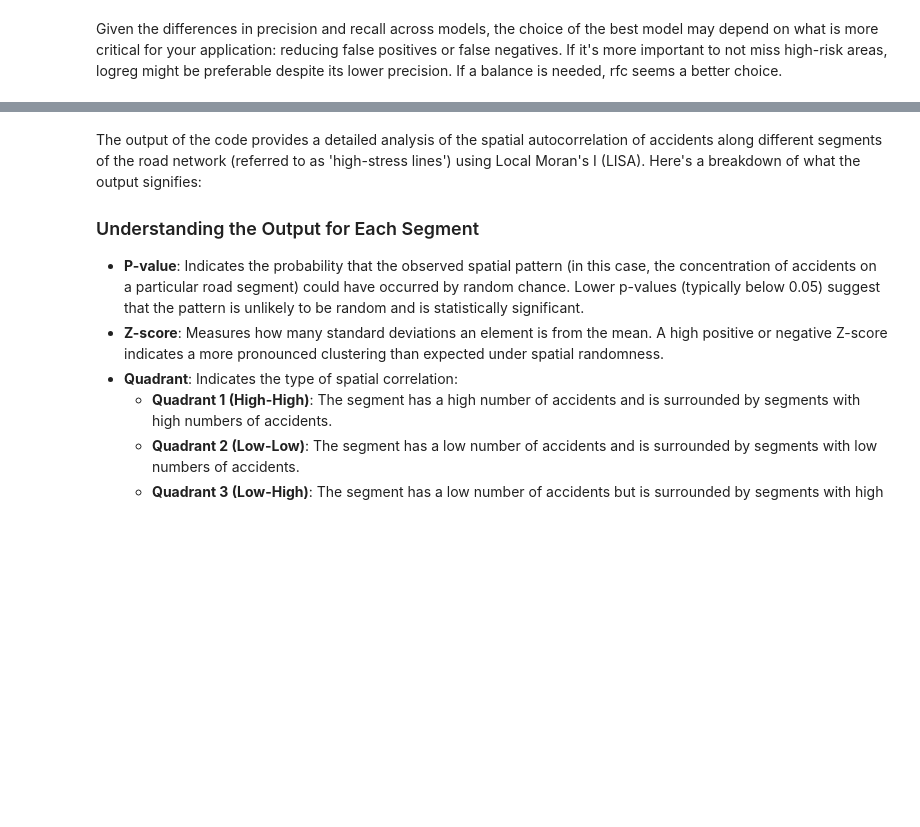
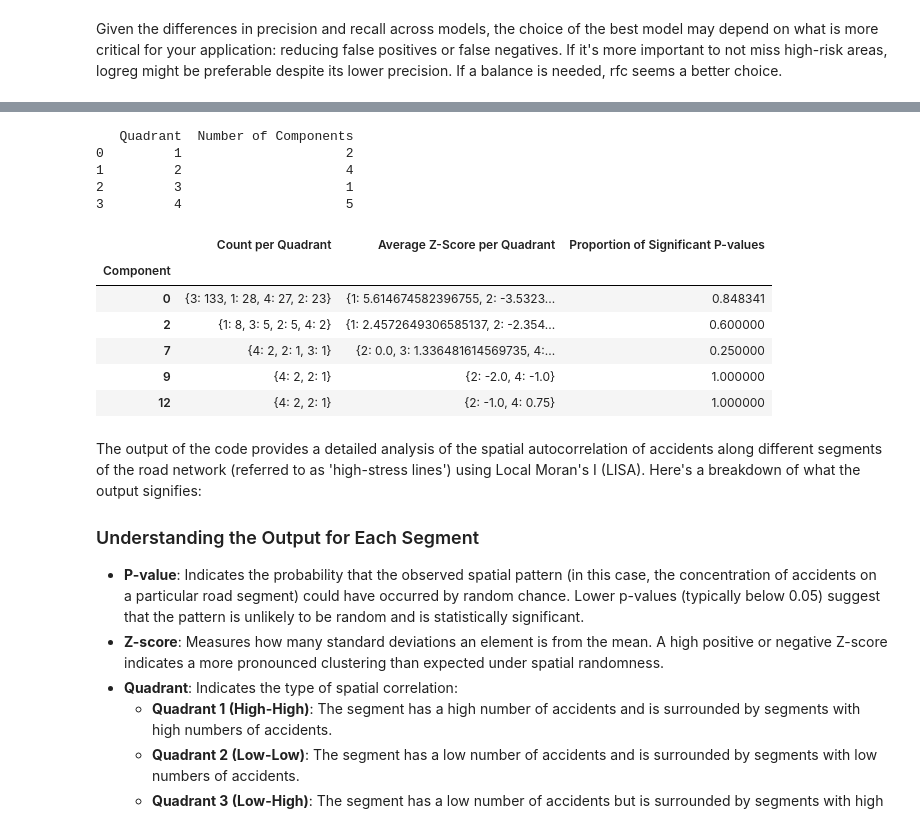
Before and after one commit to dclfbk/LTSBikePlan, a Jupyter notebook: code/sum_up_analysis.ipynb, the cells around one changed output, grey strips where cells are left out. Drawn from its saved outputs; the diff is of its cells as text; code cells hidden in the pictures; blank space fills up the shorter version.

```diff
--- a/code/sum_up_analysis.ipynb
+++ b/code/sum_up_analysis.ipynb
@@ -399,3 +445,61 @@ m
+# %%
+# Group by 'Quadrant' and count the unique 'Component' in each group
+quadrant_component_count = significant_results_df.groupby('Quadrant')['Component'].nunique()
+
+# Convert the result to a DataFrame for easy presentation
+quadrant_component_count_df = quadrant_component_count.reset_index()
+quadrant_component_count_df.columns = ['Quadrant', 'Number of Components']
+
+# Display the result
+print(quadrant_component_count_df)
+# %% [output]
+   Quadrant  Number of Components
+0         1                     2
+1         2                     4
+2         3                     1
+3         4                     5
+# %%
+# Defining significance threshold for P-value
+significance_threshold = 0.05
+
+# Summary Table
+summary = {
+    "Component": [],
+    "Count per Quadrant": [],
+    "Average Z-Score per Quadrant": [],
+    "Proportion of Significant P-values": []
+}
+
+for component in results_df['Component'].unique():
+    component_data =results_df[results_df['Component'] == component]
+
+    # Count per Quadrant
+    quadrant_count = component_data['Quadrant'].value_counts().to_dict()
+
+    # Average Z-Score per Quadrant
+    avg_z_score = component_data.groupby('Quadrant')['Z-score'].mean().to_dict()
+
+    # Proportion of Significant P-values
+    significant_count = component_data[component_data['P-value'] < significance_threshold].shape[0]
+    proportion_significant = significant_count / component_data.shape[0]
+
+    summary["Component"].append(component)
+    summary["Count per Quadrant"].append(quadrant_count)
+    summary["Average Z-Score per Quadrant"].append(avg_z_score)
+    summary["Proportion of Significant P-values"].append(proportion_significant)
+
+# Converting the summary to a DataFrame
+summary_df = pd.DataFrame(summary)
+summary_df.set_index('Component', inplace=True)
+summary_df
+# %% [output]
+|  | Count per Quadrant | Average Z-Score per Quadrant | Proportion of Significant P-values |
+| Component |  |  |  |
+| 0 | {3: 133, 1: 28, 4: 27, 2: 23} | {1: 5.614674582396755, 2: -3.5323... | 0.848341 |
+| 2 | {1: 8, 3: 5, 2: 5, 4: 2} | {1: 2.4572649306585137, 2: -2.354... | 0.600000 |
+| 7 | {4: 2, 2: 1, 3: 1} | {2: 0.0, 3: 1.336481614569735, 4:... | 0.250000 |
+| 9 | {4: 2, 2: 1} | {2: -2.0, 4: -1.0} | 1.000000 |
+| 12 | {4: 2, 2: 1} | {2: -1.0, 4: 0.75} | 1.000000 |
 # %% [markdown]
 The output of the code provides a detailed analysis of the spatial autocorrelation of accidents along different segments of the road network (referred to as 'high-stress lines') using Local Moran's I (LISA). Here's a breakdown of what the output signifies:
 
```
Also changed, not shown: parts of 2 cells of this notebook, 2 other files.
